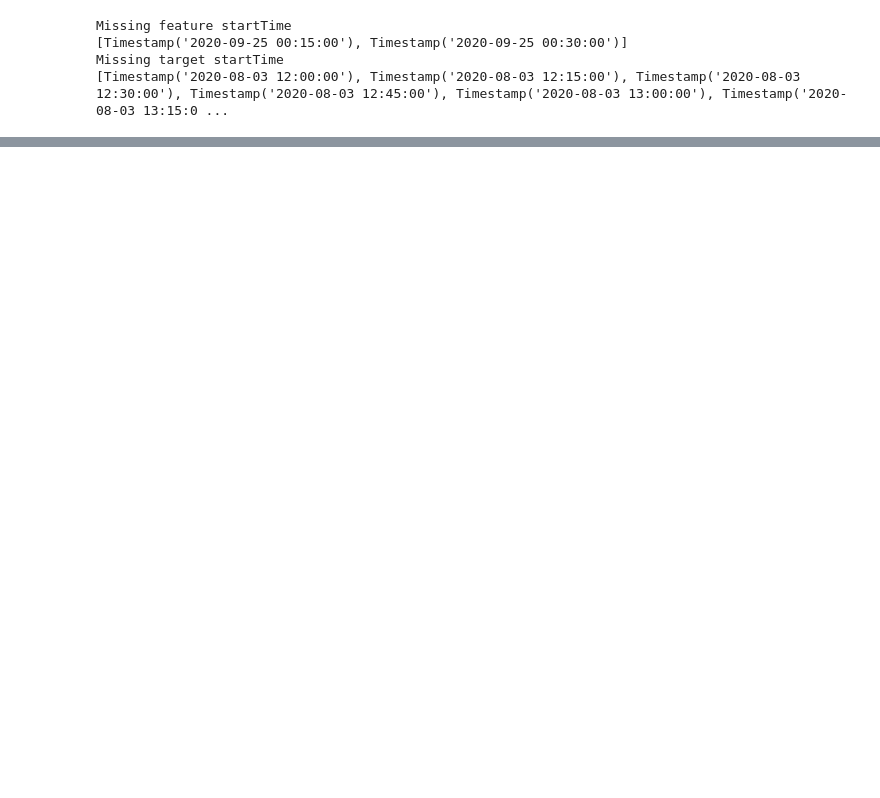
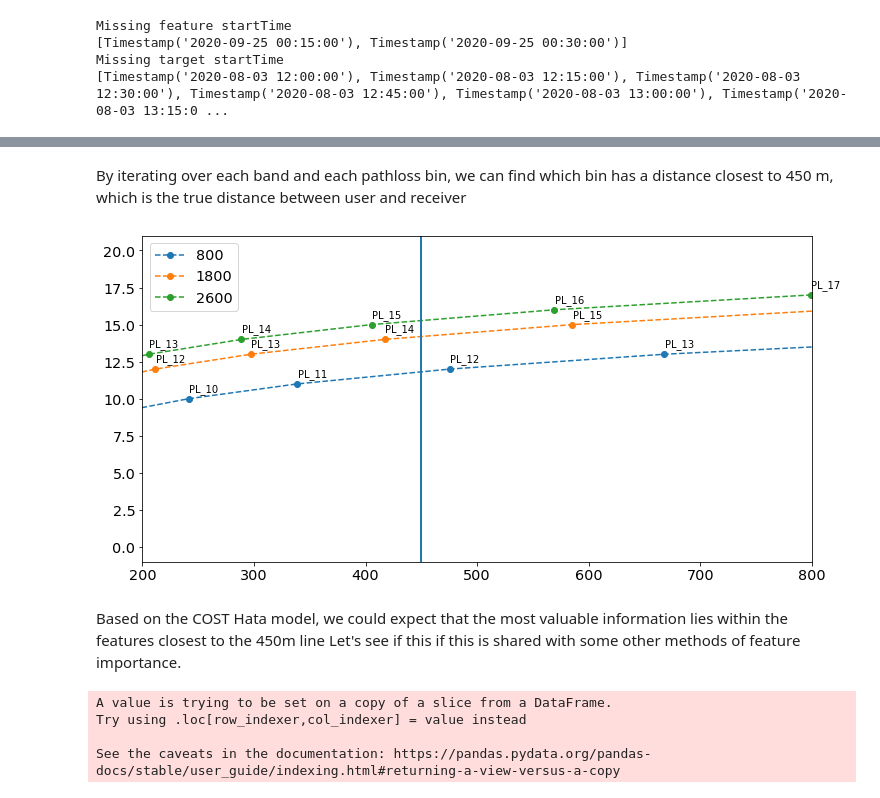
Before and after one commit to acatovic/kth-traffic-counter, a Jupyter notebook: code/TrafficCounter_kasper.ipynb, the cells around one changed output, grey strips where cells are left out. Cells and saved outputs as stored; diff of their text form; code cells hidden in the pictures; blank space fills up the shorter version.

```diff
--- a/code/TrafficCounter_kasper.ipynb
+++ b/code/TrafficCounter_kasper.ipynb
@@ -169,0 +175,3 @@ RMSE baseline merge data : 186.86146795991186
+# %%
+targets = targets[~(targets['StartTime'].dt.date == datetime.date(2020,8,3))]
+features = features[~(features['StartTime'].dt.date == datetime.date(2020,8,3))]
@@ -169,0 +288,6 @@ RMSE baseline merge data : 186.86146795991186
+# %%
+def cost_hata_distance(L,band_mhz,height_basestation,antenna_height,Cm):
+    d = 1000*10**((L - 46.3 - 33.9*np.log10(band_mhz) + 13.82*np.log10(height_basestation) + (3.2*(np.log10(11.75*antenna_height))**2 - 4.97) - Cm)/(44.9-6.55*np.log10(height_basestation)))
+    return d
+# %% [markdown]
+By iterating over each band and each pathloss bin, we can find which bin has a distance closest to 450 m, which is the true distance between user and receiver
@@ -169,0 +318,53 @@ RMSE baseline merge data : 186.86146795991186
+# %%
+db_dataframe=pd.DataFrame()
+band_list = []
+pl_l = []
+d_l = []
+for band in [800,1800,2600]:
+    for k,v in db_dict.items():
+        d = cost_hata_distance(L=v,band_mhz=band,height_basestation=47,antenna_height=1.8,Cm=0)
+        pl_l.append(k)
+        d_l.append(d)
+        band_list.append(band)
+db_dataframe['band']=band_list
+db_dataframe['PL'] = pl_l
+db_dataframe['distance'] = d_l
+# %%
+params = {'legend.fontsize': 'x-large','figure.figsize': (12, 6),
+         'axes.labelsize': 'x-large','xtick.labelsize':'x-large',
+         'ytick.labelsize':'x-large'}
+all_pl_cols = [x for x in features.columns if 'PL' in x]
+plt.rcParams.update(params)
+y = np.arange(len(all_pl_cols))
+fig, axs = plt.subplots(1, 1, sharey=False ,tight_layout=False)
+
+for band in [800,1800,2600]:
+    x = db_dataframe[db_dataframe['band'] == band]['distance']
+    axs.plot(x,y,'o--',label=str(band))
+    axs.axvline(x=450,linestyle='-')
+    axs.set_xlim(200,800)
+    for i,txt in enumerate(all_pl_cols):
+        x_txt = list(x)[i]
+        if x_txt >= 200 and x_txt <= 800:
+            axs.text(list(x)[i]+0.5, list(y)[i]+0.5, txt)
+
+plt.legend()
+plt.show();
+# %% [output]
+[figure, added]
+# %% [markdown]
+Based on the COST Hata model, we could expect that the most valuable information lies within the features closest to the 450m line
+Let's see if this if this is shared with some other methods of feature importance.
+# %%
+import heapq
+x0 = 450
+n_features = 5
+top_n = heapq.nsmallest(n_features, db_dataframe['distance'], key=lambda x: abs(x-x0))
+top_db = db_dataframe[db_dataframe['distance'].isin(top_n)]
+top_db['filter features'] = top_db['PL']+'|'+top_db['band'].astype(str)
+hata_top_n_features = top_db['filter features'].values
+# %% [output]
+A value is trying to be set on a copy of a slice from a DataFrame.
+Try using .loc[row_indexer,col_indexer] = value instead
+
+See the caveats in the documentation: https://pandas.pydata.org/pandas-docs/stable/user_guide/indexing.html#returning-a-view-versus-a-copy
```
Also changed, not shown: parts of 42 cells of this notebook.
